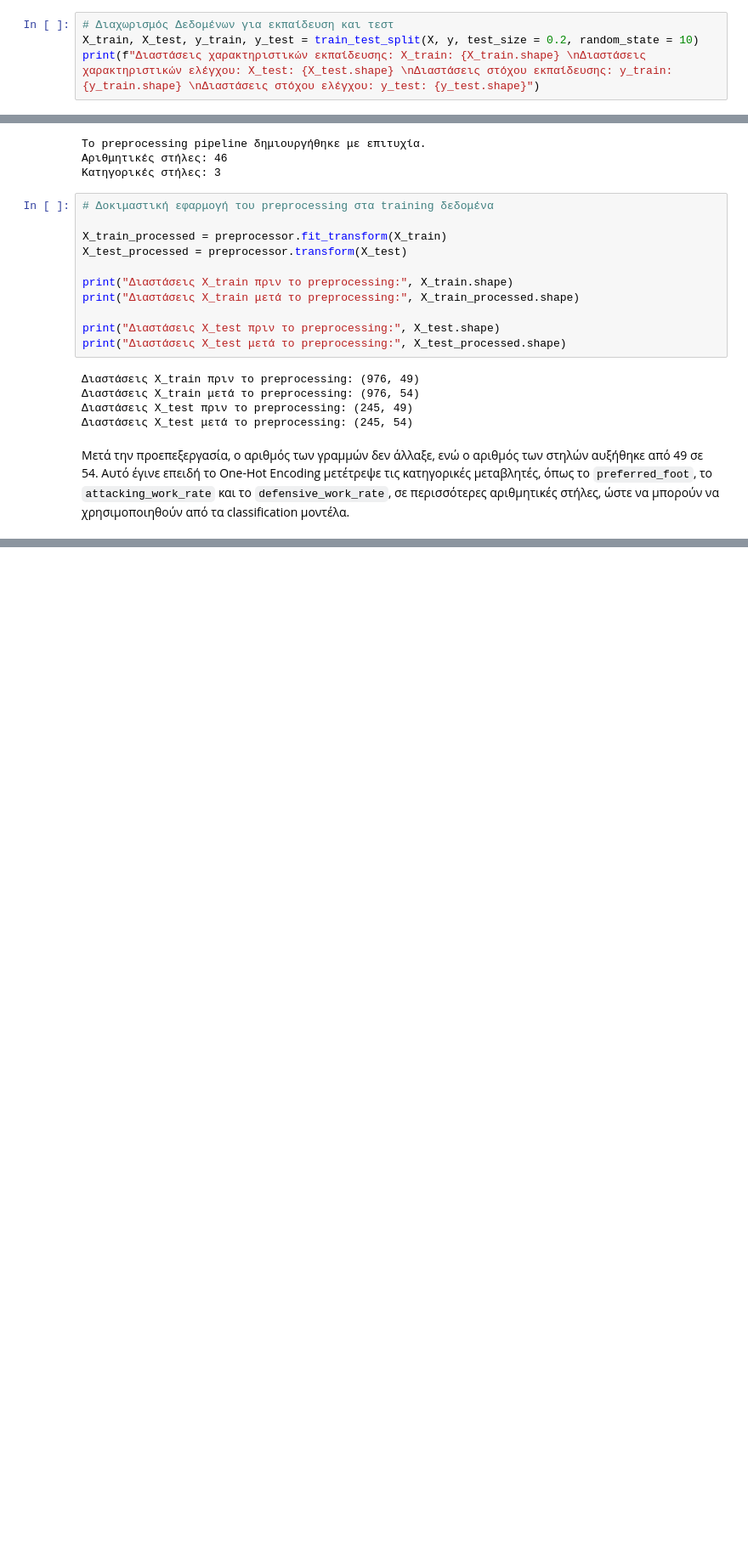
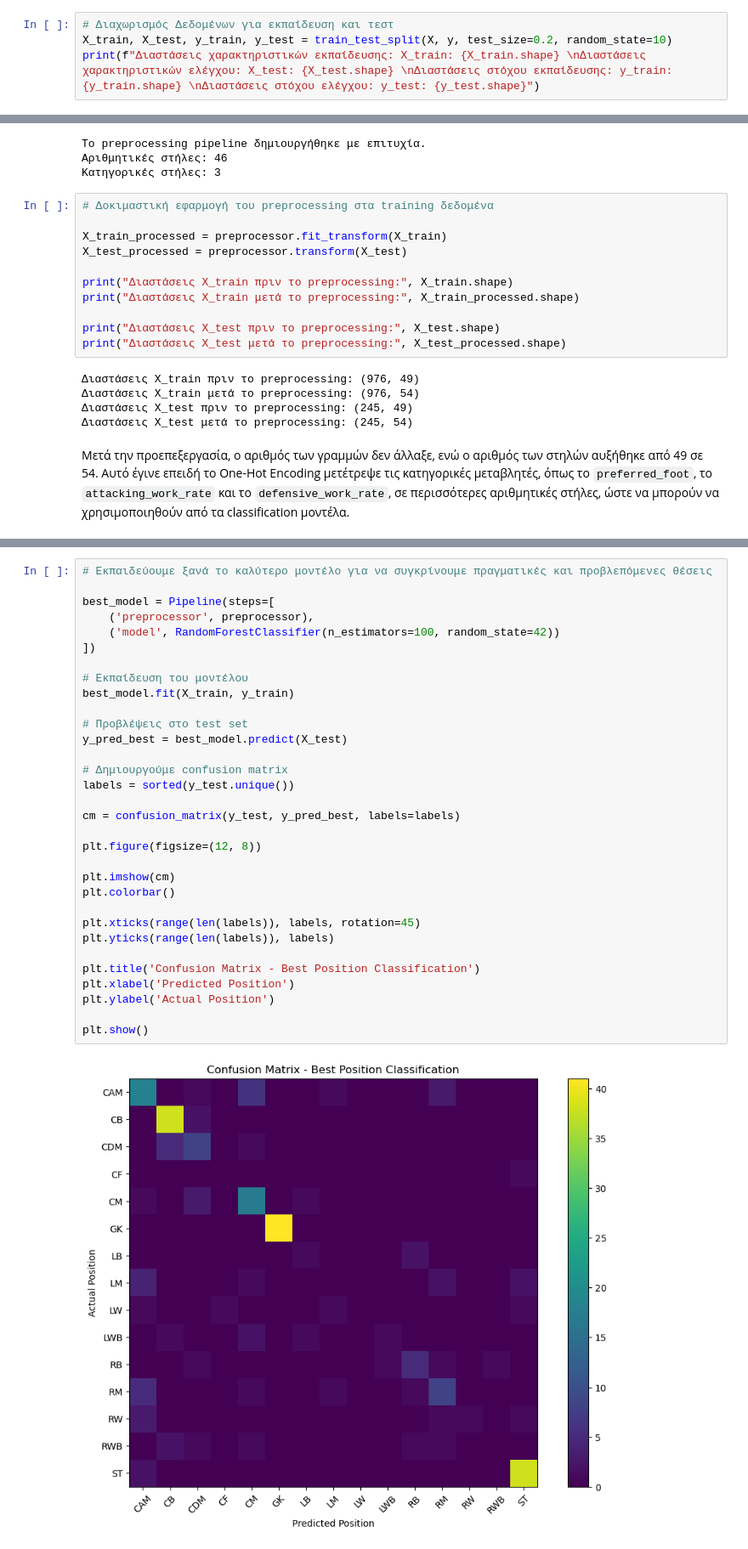
Before and after one commit to Loukas89/ML-FIFA-Analysis-Regression-Classification-Clustering-, a Jupyter notebook: Classification.ipynb, the cells around one changed output, grey strips where cells are left out. Shown at 85% size. Saved outputs shown, nothing was run; the diff lists cells and outputs as text; blank space fills up the shorter version.

```diff
--- a/Classification.ipynb
+++ b/Classification.ipynb
@@ -586,7 +586,7 @@ print(f"Κατηγορικά χαρακτηριστικά: {len(categorical_feat
 Κατηγορικά χαρακτηριστικά: 3
 # %%
 # Διαχωρισμός Δεδομένων για εκπαίδευση και τεστ
-X_train, X_test, y_train, y_test = train_test_split(X, y, test_size = 0.2, random_state = 10)
+X_train, X_test, y_train, y_test = train_test_split(Χ, y, test_size=0.2, random_state=10)
 print(f"Διαστάσεις χαρακτηριστικών εκπαίδευσης: X_train: {X_train.shape} \nΔιαστάσεις χαρακτηριστικών ελέγχου: X_test: {X_test.shape} \nΔιαστάσεις στόχου εκπαίδευσης: y_train: {y_train.shape} \nΔιαστάσεις στόχου ελέγχου: y_test: {y_test.shape}")
 # %% [output]
 Διαστάσεις χαρακτηριστικών εκπαίδευσης: X_train: (976, 49)
@@ -641,0 +712,34 @@ print("Διαστάσεις X_test μετά το preprocessing:", X_test_process
+# %%
+# Εκπαιδεύουμε ξανά το καλύτερο μοντέλο για να συγκρίνουμε πραγματικές και προβλεπόμενες θέσεις
+
+best_model = Pipeline(steps=[
+    ('preprocessor', preprocessor),
+    ('model', RandomForestClassifier(n_estimators=100, random_state=42))
+])
+
+# Εκπαίδευση του μοντέλου
+best_model.fit(X_train, y_train)
+
+# Προβλέψεις στο test set
+y_pred_best = best_model.predict(X_test)
+
+# Δημιουργούμε confusion matrix
+labels = sorted(y_test.unique())
+
+cm = confusion_matrix(y_test, y_pred_best, labels=labels)
+
+plt.figure(figsize=(12, 8))
+
+plt.imshow(cm)
+plt.colorbar()
+
+plt.xticks(range(len(labels)), labels, rotation=45)
+plt.yticks(range(len(labels)), labels)
+
+plt.title('Confusion Matrix - Best Position Classification')
+plt.xlabel('Predicted Position')
+plt.ylabel('Actual Position')
+
+plt.show()
+# %% [output]
+[figure, added]
```
Also changed, not shown: parts of 5 cells of this notebook, 1 other file.
